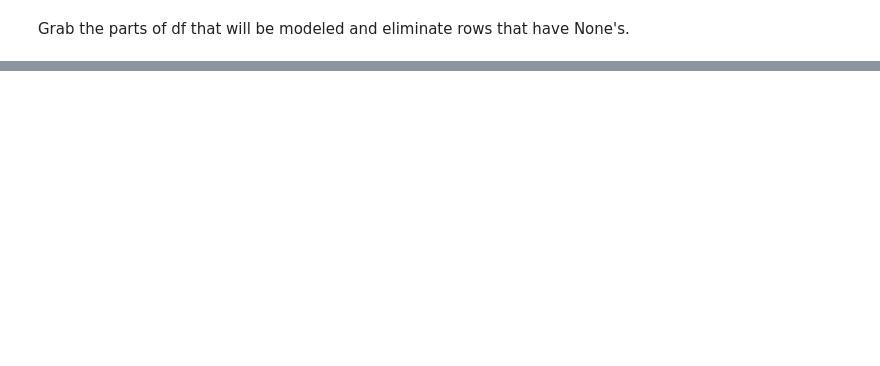
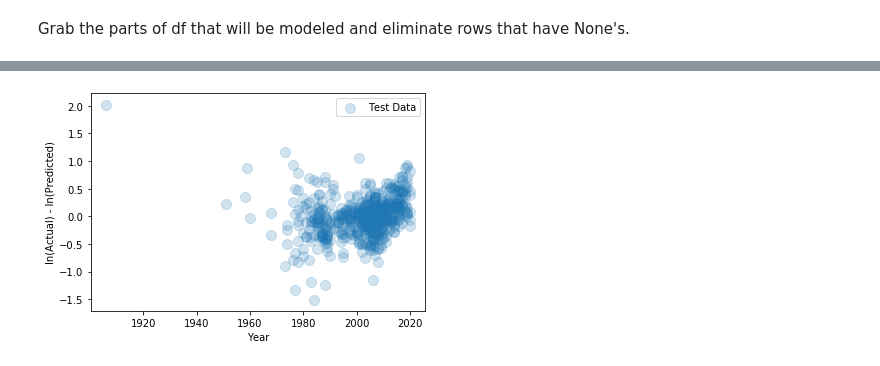
Before and after one commit to spdavern/metis_project2, a Jupyter notebook: Modeling.ipynb, the cells around one changed output, grey strips where cells are left out. Saved outputs shown, nothing was run; the diff lists cells and outputs as text; code cells hidden in the pictures; blank space fills up the shorter version.

```diff
--- a/Modeling.ipynb
+++ b/Modeling.ipynb
@@ -209,0 +289,11 @@ This was the MVP linear regression.
+# %%
+#Plot the Actual by Predicted
+fig,ax = plt.subplots(1,1);
+ax.scatter(X_test.year,resid_test,label='Test Data', s=100, alpha=0.2)
+#ax.scatter(X_train.year,resid_train,label='Train Data', s=100, alpha=0.2)
+#ax.set_xlim(left=1960)
+ax.set_ylabel('ln(Actual) - ln(Predicted)')
+ax.set_xlabel('Year')
+ax.legend();
+# %% [output]
+[figure, added]
```
Also changed, not shown: parts of 34 cells of this notebook.
